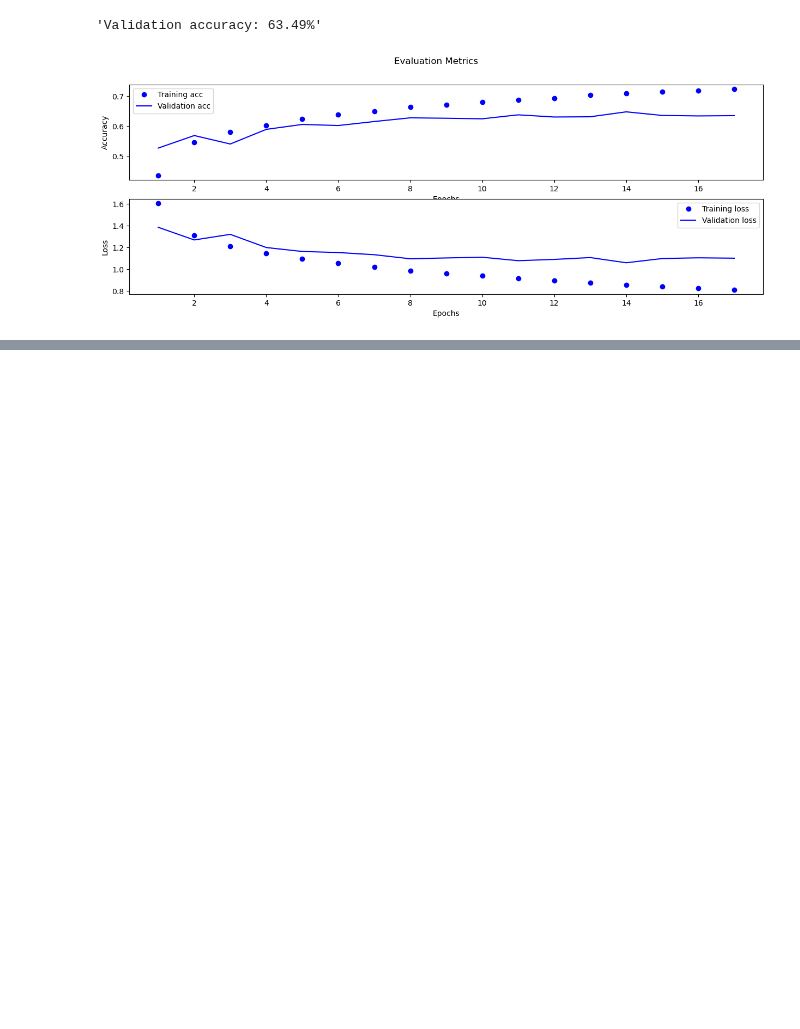
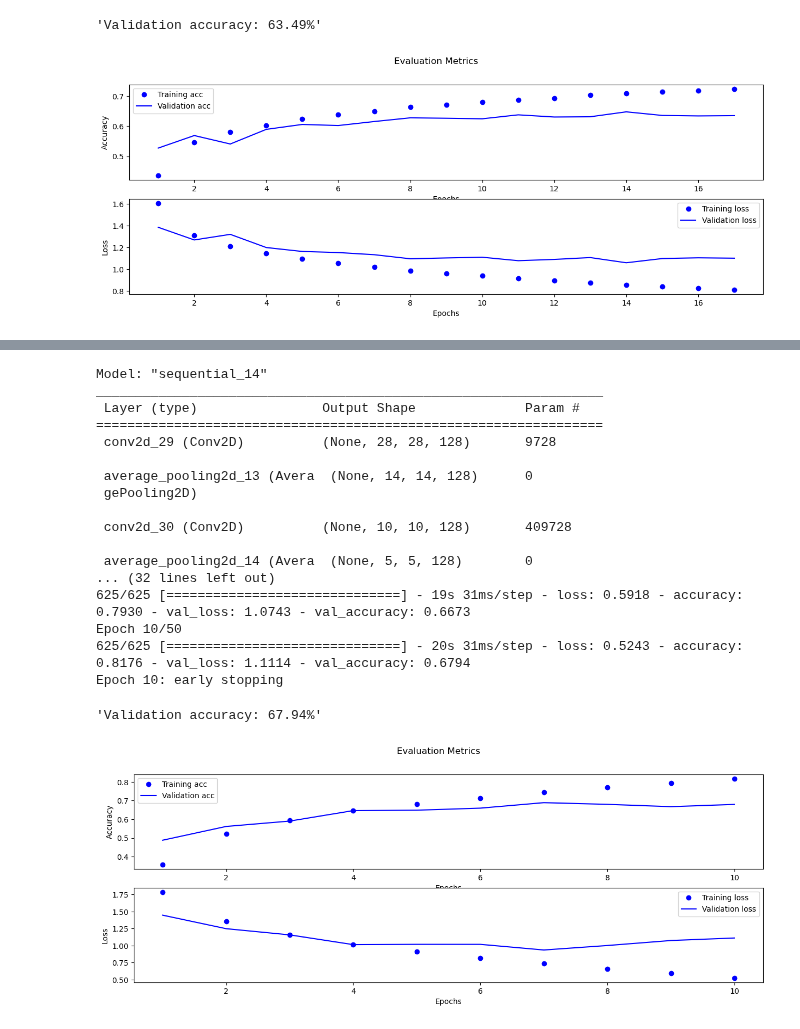
Before and after one commit to akiehl2000/STAA578_Homework, a Jupyter notebook: Homework 3/homework3.ipynb, the cells around one changed output, grey strips where cells are left out. Drawn from its saved outputs; the diff is of its cells as text; code cells hidden in the pictures; blank space fills up the shorter version.

```diff
--- a/Homework 3/homework3.ipynb
+++ b/Homework 3/homework3.ipynb
@@ -198,0 +236,35 @@ Epoch 12: early stopping
+# %%
+# define model architecture
+model = models.Sequential([
+    Conv2D(128, (5, 5), activation = 'relu', input_shape = (32, 32, 3)),
+    AveragePooling2D((2, 2), 2),
+    Conv2D(128, (5, 5), activation = 'relu'),
+    AveragePooling2D((2, 2), 2),
+    Flatten(),
+    Dense(120, activation = 'relu'),
+    Dense(84, activation = 'relu'),
+    Dense(10, activation = 'softmax')
+])
+
+# evaluate model
+EvaluateModel(model)
+# %% [output]
+Model: "sequential_14"
+_________________________________________________________________
+ Layer (type)                Output Shape              Param #
+=================================================================
+ conv2d_29 (Conv2D)          (None, 28, 28, 128)       9728
+
+ average_pooling2d_13 (Avera  (None, 14, 14, 128)      0
+ gePooling2D)
+
+ conv2d_30 (Conv2D)          (None, 10, 10, 128)       409728
+
+ average_pooling2d_14 (Avera  (None, 5, 5, 128)        0
+... (32 lines left out)
+625/625 [==============================] - 19s 31ms/step - loss: 0.5918 - accuracy: 0.7930 - val_loss: 1.0743 - val_accuracy: 0.6673
+Epoch 10/50
+625/625 [==============================] - 20s 31ms/step - loss: 0.5243 - accuracy: 0.8176 - val_loss: 1.1114 - val_accuracy: 0.6794
+Epoch 10: early stopping
+'Validation accuracy: 67.94%'
+[figure, added]
```
Also changed, not shown: parts of 3 cells of this notebook.
